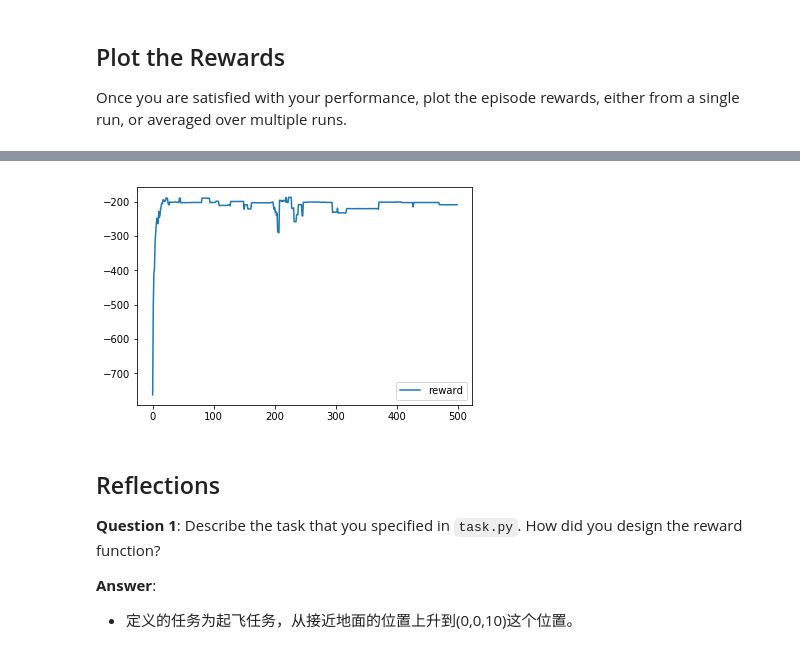
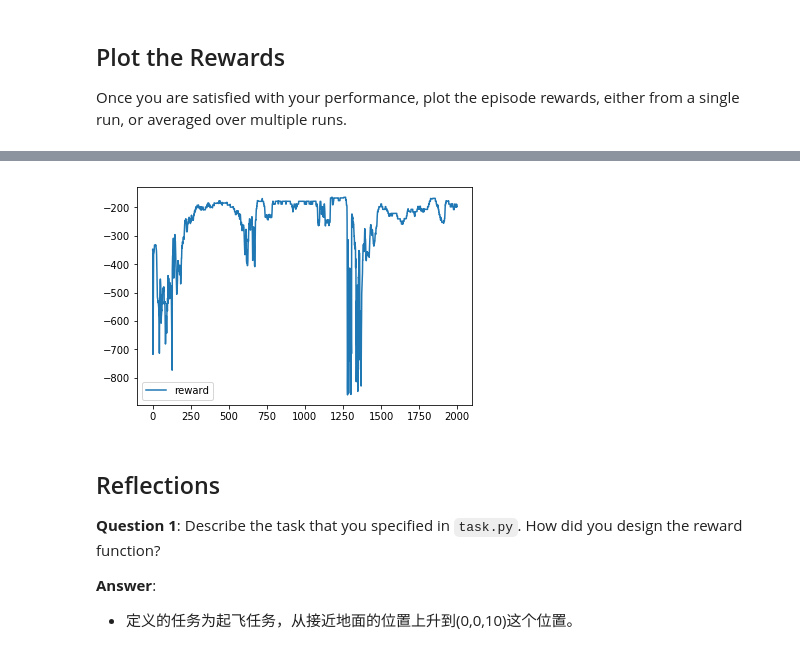
Before and after one commit to YoungPeak/Quadcopter_2, a Jupyter notebook: Quadcopter_Project.ipynb, the cells around one changed output, grey strips where cells are left out. Drawn from its saved outputs; the diff is of its cells as text; code cells hidden in the pictures.

```diff
--- a/Quadcopter_Project.ipynb
+++ b/Quadcopter_Project.ipynb
@@ -243,19 +243,15 @@ for i_episode in range(1, num_episodes+1):
         state = next_state
         step_count += 1
         if done:
+            #avg_reward = i_reward / step_count
+            #if i_episode % 10 == 0:
+            rewards.append(i_reward)
+            if task.sim.pose[2]>= target_pos[2]:
+                target_count += 1
 
-            #avg_reward = i_reward / step_count
-            if i_episode % 10 == 0:
-                rewards.append(i_reward)
-                print("\rEpisode = {:4d}, reward = {:7.3f}, target_count = {:3d}".format(i_episode, i_reward, target_count))  # [debug]
+            print("\rEpisode = {:4d}, reward = {:7.3f}, target_count = {:3d}".format(i_episode, i_reward, target_count), end=' ')  # [debug]
             break
-    if task.sim.pose[2]>= target_pos[2]:
-        if target_count > 0:
-            target_count += 1
-            if target_count >= 30:
-                break;
-    else:
-        target_count = 0
+
 
     #sys.stdout.flush()
 # %% [output]
@@ -324,9 +326,9 @@ _ = plt.ylim()
 # %%
-plt.plot(np.arange(500), rewards, label='reward')
+plt.plot(np.arange(2000), rewards, label='reward')
 plt.legend()
 _ = plt.ylim()
 # %% [output]
-[figure, old version]
+[figure, new version]
 # %% [markdown]
 ## Reflections
 
```
Also changed, not shown: parts of 7 cells of this notebook, 4 other files.
